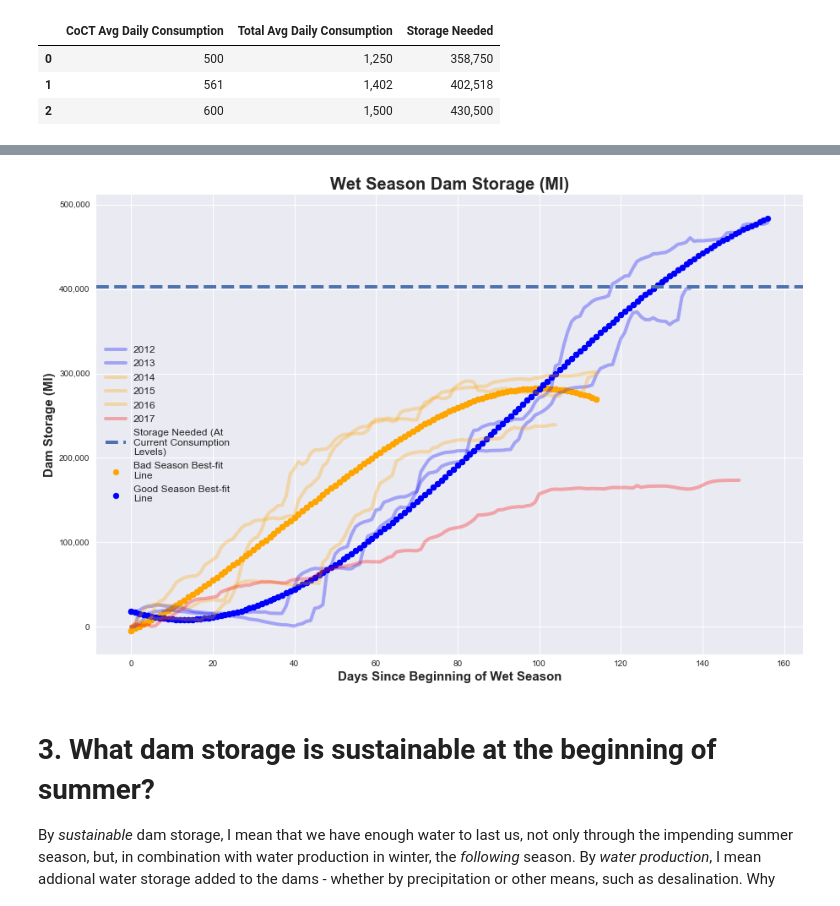
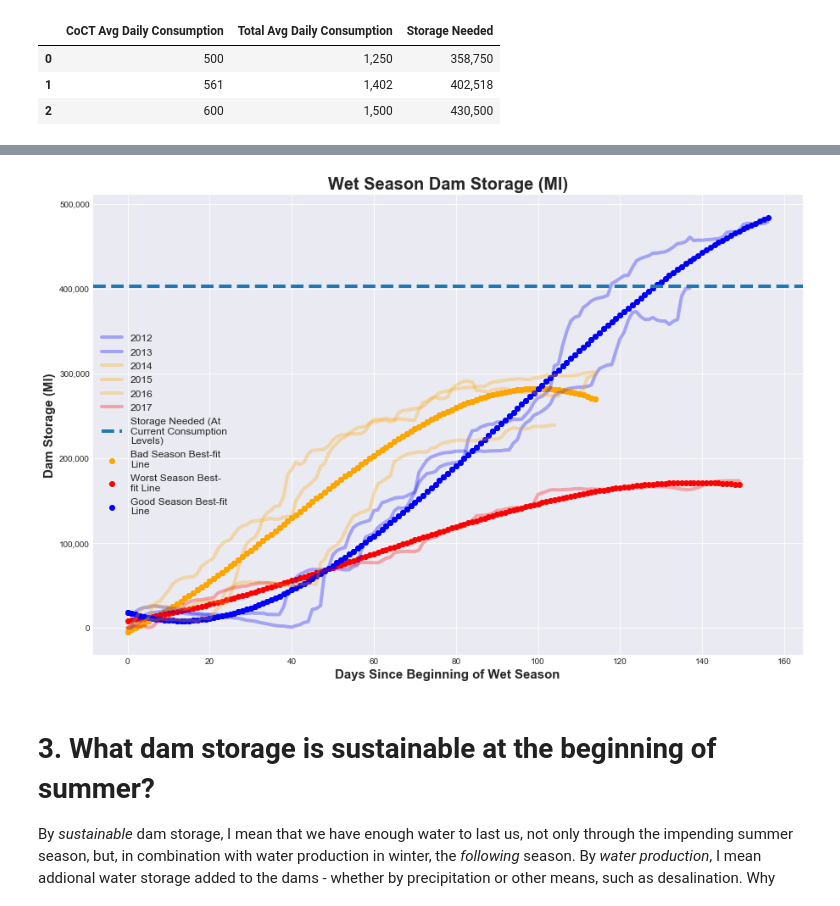
Before and after one commit to jbertscher/dam-levels, a Jupyter notebook: 1.0-dam-level-predictions.ipynb, the cells around one changed output, grey strips where cells are left out. Saved outputs shown, nothing was run; the diff lists cells and outputs as text; code cells hidden in the pictures.

```diff
--- a/1.0-dam-level-predictions.ipynb
+++ b/1.0-dam-level-predictions.ipynb
@@ -218,14 +217,18 @@ for y in list(range(2012,2018)):
 f = np.polyfit(flat_wet_seasons['season_day'], flat_wet_seasons['storage_ml'], deg = 3)
 all_fit = np.poly1d(f)
 
-flat_wet_seasons_good = flat_wet_seasons[flat_wet_seasons['date'].dt.year.isin([2012, 2013])]
+flat_wet_seasons_good = flat_wet_seasons[pd.to_datetime(flat_wet_seasons['date']).dt.year.isin([2012, 2013])]
 f = np.polyfit(flat_wet_seasons_good['season_day'], flat_wet_seasons_good['storage_ml'], deg = 3)
 good_season_fit = np.poly1d(f)
 
-flat_wet_seasons_bad = flat_wet_seasons[flat_wet_seasons['date'].dt.year.isin([2014, 2015, 2016])]
+flat_wet_seasons_bad = flat_wet_seasons[pd.to_datetime(flat_wet_seasons['date']).dt.year.isin([2014, 2015, 2016])]
 f = np.polyfit(flat_wet_seasons_bad['season_day'], flat_wet_seasons_bad['storage_ml'], deg = 3)
 bad_season_fit = np.poly1d(f)
 
-flat_wet_seasons_worst = flat_wet_seasons[flat_wet_seasons['date'].dt.year.isin([2017])]
+flat_wet_seasons_worst = flat_wet_seasons[pd.to_datetime(flat_wet_seasons['date']).dt.year.isin([2017])]
 f = np.polyfit(flat_wet_seasons_worst['season_day'], flat_wet_seasons_worst['storage_ml'], deg = 3)
 worst_season_fit = np.poly1d(f)
+
+good_season_fit
+bad_season_fit
+worst_season_fit
@@ -232,5 +255,4 @@ worst_season_fit = np.poly1d(f)
 # %%
-
 fig, ax = plt.subplots(figsize=(15,10))
 colours = [
     'blue',
@@ -238,36 +260,36 @@ colours = [
     'orange',
     'orange',
     'orange',
     'red',
 ]
 
 y = list(range(2012,2018))
 # y = [2012,2013,2015,2016]
 for i, y in enumerate(y):
     plt.plot(aligned_wet_seasons[y]['season_day'], aligned_wet_seasons[y]['storage_ml'], label = y,
              c = colours[i], linewidth = 4, alpha = 0.3)
 ax.axhline(402518, linewidth = 4, label = 'Storage Needed (At Current Consumption Levels)', linestyle = '--')
 # plt.scatter(flat_wet_seasons['season_day'], all_fit(flat_wet_seasons['season_day']),
 #             c = 'green', label = 'Total Best-fit Line')
 plt.scatter(flat_wet_seasons_bad['season_day'], bad_season_fit(flat_wet_seasons_bad['season_day']),
             c = 'orange', label = 'Bad Season Best-fit Line')
-# plt.scatter(flat_wet_seasons_worst['season_day'], worst_season_fit(flat_wet_seasons_worst['season_day']),
-#             c = 'red', label = 'Worst Season Best-fit Line')
+plt.scatter(flat_wet_seasons_worst['season_day'], worst_season_fit(flat_wet_seasons_worst['season_day']),
+            c = 'red', label = 'Worst Season Best-fit Line')
 plt.scatter(flat_wet_seasons_good['season_day'], good_season_fit(flat_wet_seasons_good['season_day']),
             c = 'blue', label = 'Good Season Best-fit Line')
 
 plt.title('Wet Season Dam Storage (Ml)', fontsize = 20, fontweight = 'bold')
 plt.xlabel('Days Since Beginning of Wet Season', fontsize = 15, fontweight = 'bold', )
 plt.ylabel('Dam Storage (Ml)', fontsize = 15, fontweight = 'bold')
 ax.get_yaxis().set_major_formatter(plt.FuncFormatter(lambda x, loc: "{:,}".format(int(x))))
 
 handles, labels = ax.get_legend_handles_labels()
 labels = [ '\n'.join(wrap(lab, 20)) for lab in labels]
 ax.legend(labels, fontsize = 12)
 
 plt.show();
 # %% [output]
-[figure, old version]
+[figure, new version]
 # %% [markdown]
 # 3. What dam storage is sustainable at the beginning of summer?
 By *sustainable* dam storage, I mean that we have enough water to last us, not only through the impending summer season, but, in combination with water production in winter, the *following* season. By *water production*, I mean addional water storage added to the dams - whether by precipitation or other means, such as desalination. Why could this be different from the question that I answered above, regarding how much water we need going in to summer? If the net water production (water production less water usage) during the winter season does not at least equal the amount we use during summer, then we need some water left in the dam after summer is over to make the difference. We have seen from the above analysis that it is possible to go from zero water to having enough (based on current consumption, which takes into account strict rationing) to last the following winter. I don't call this sustainable because we don't know what is going to happen in the future and to be so dependent on one good season is probably not a good strategy. A different way of formulating this question is, how much water do we need such that *if we have a bad winter, we don't run out of water*. This will depend on water usage throughout winter, as well as how much water finds it's way into the system throughout the period.
```
Also changed, not shown: parts of 7 cells of this notebook.
